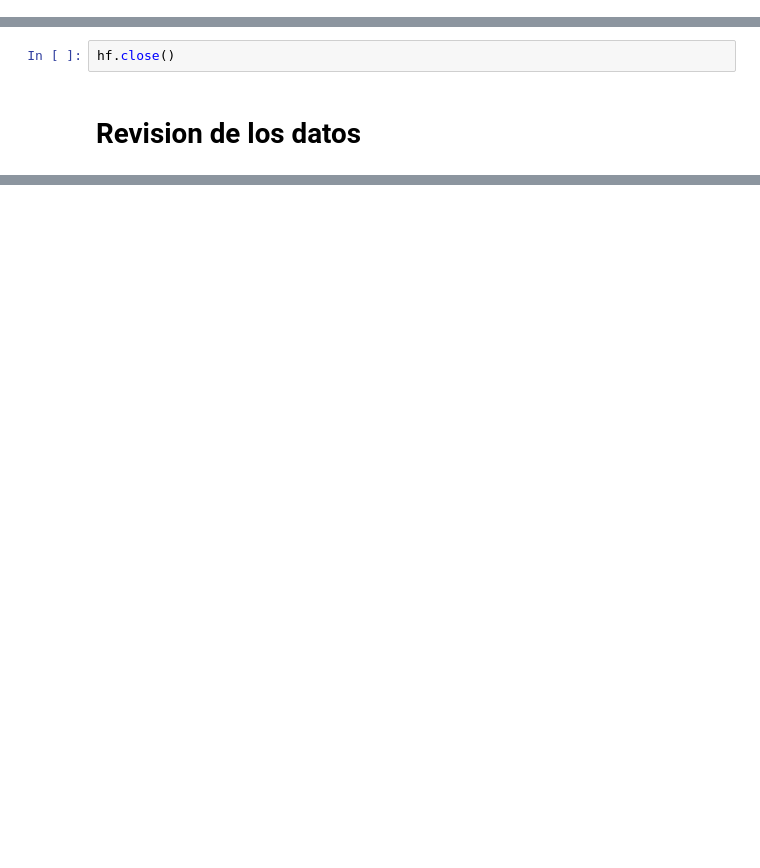
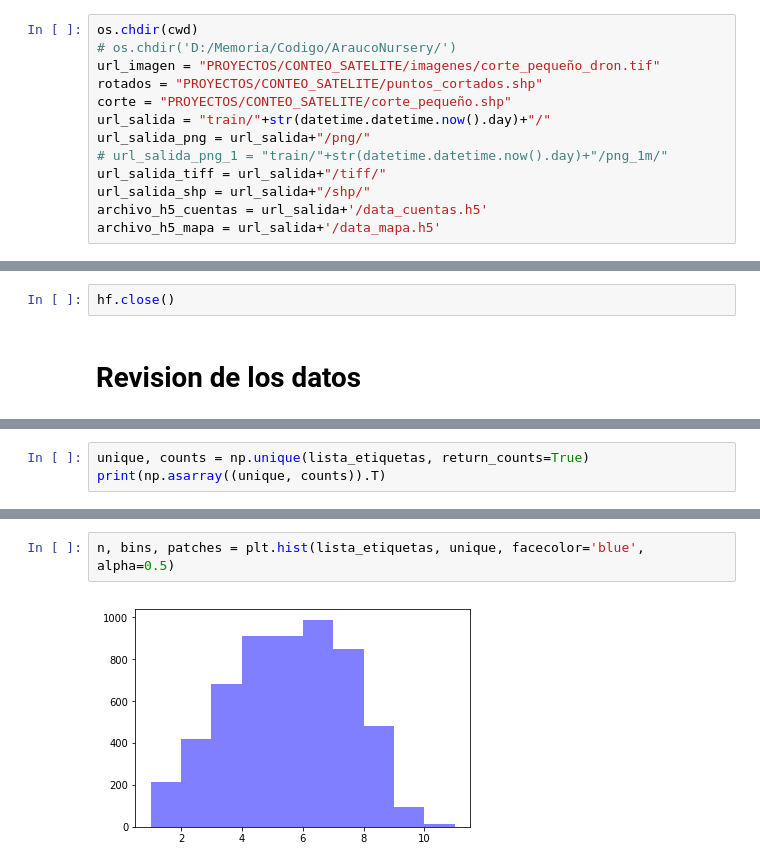
Before and after one commit to dirodriguezm/AraucoNursery, a Jupyter notebook: corte_ventanas_h5.ipynb, the cells around one changed output, grey strips where cells are left out. Cells and saved outputs as stored; diff of their text form; blank space fills up the shorter version.

```diff
--- a/corte_ventanas_h5.ipynb
+++ b/corte_ventanas_h5.ipynb
@@ -58,0 +25,13 @@ if not os.path.exists(url_salida_shp):
+# %%
+os.chdir(cwd)
+# os.chdir('D:/Memoria/Codigo/AraucoNursery/')
+url_imagen = "PROYECTOS/CONTEO_SATELITE/imagenes/corte_pequeño_dron.tif"
+rotados = "PROYECTOS/CONTEO_SATELITE/puntos_cortados.shp"
+corte = "PROYECTOS/CONTEO_SATELITE/corte_pequeño.shp"
+url_salida = "train/"+str(datetime.datetime.now().day)+"/"
+url_salida_png = url_salida+"/png/"
+# url_salida_png_1 = "train/"+str(datetime.datetime.now().day)+"/png_1m/"
+url_salida_tiff = url_salida+"/tiff/"
+url_salida_shp = url_salida+"/shp/"
+archivo_h5_cuentas = url_salida+'/data_cuentas.h5'
+archivo_h5_mapa = url_salida+'/data_mapa.h5'
@@ -315,0 +282,3 @@ plt.show()
+# %%
+unique, counts = np.unique(lista_etiquetas, return_counts=True)
+print(np.asarray((unique, counts)).T)
@@ -315,0 +297,4 @@ plt.show()
+# %%
+n, bins, patches = plt.hist(lista_etiquetas, unique, facecolor='blue', alpha=0.5)
+# %% [output]
+[figure, added]
```
Also changed, not shown: parts of 41 cells of this notebook, 1 other file.
